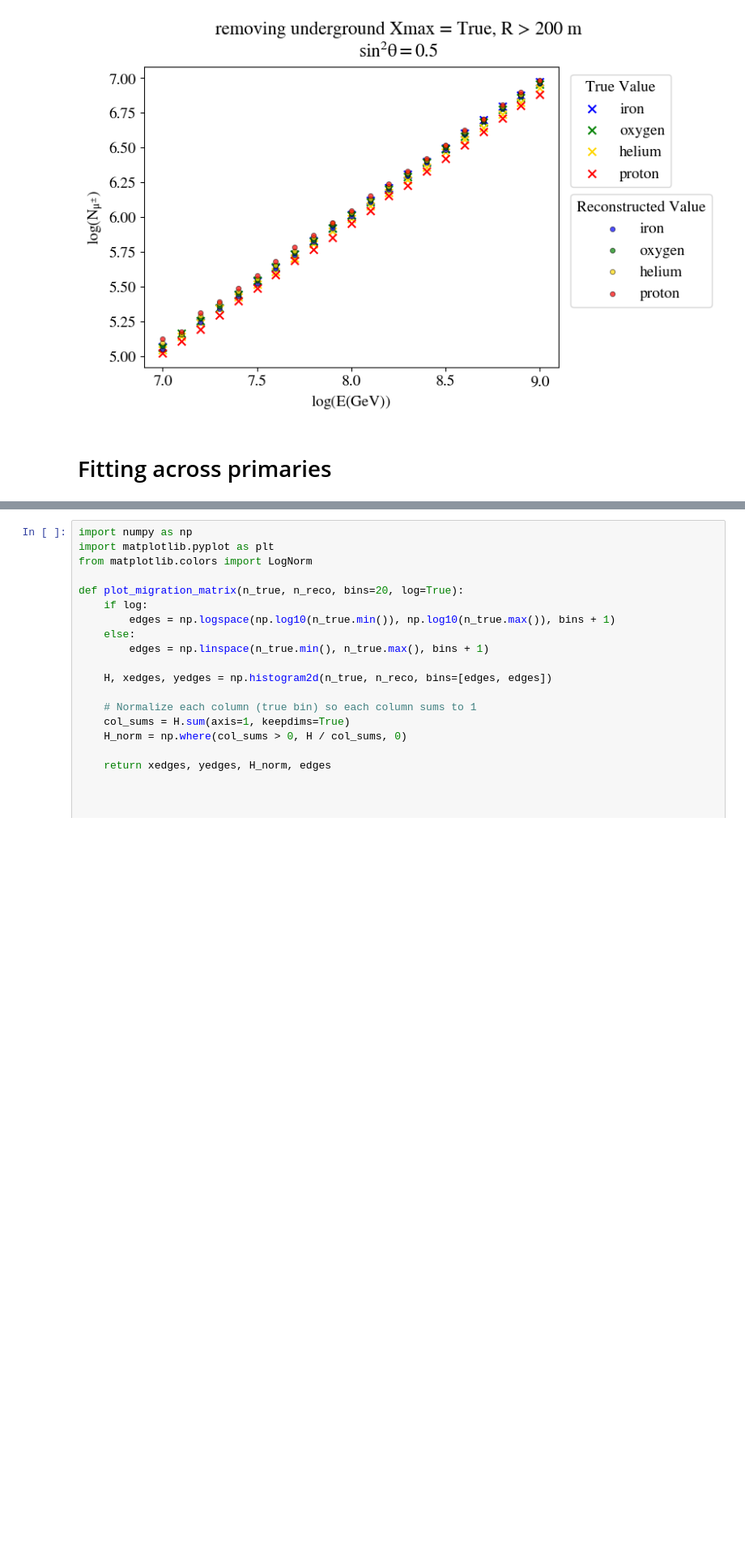
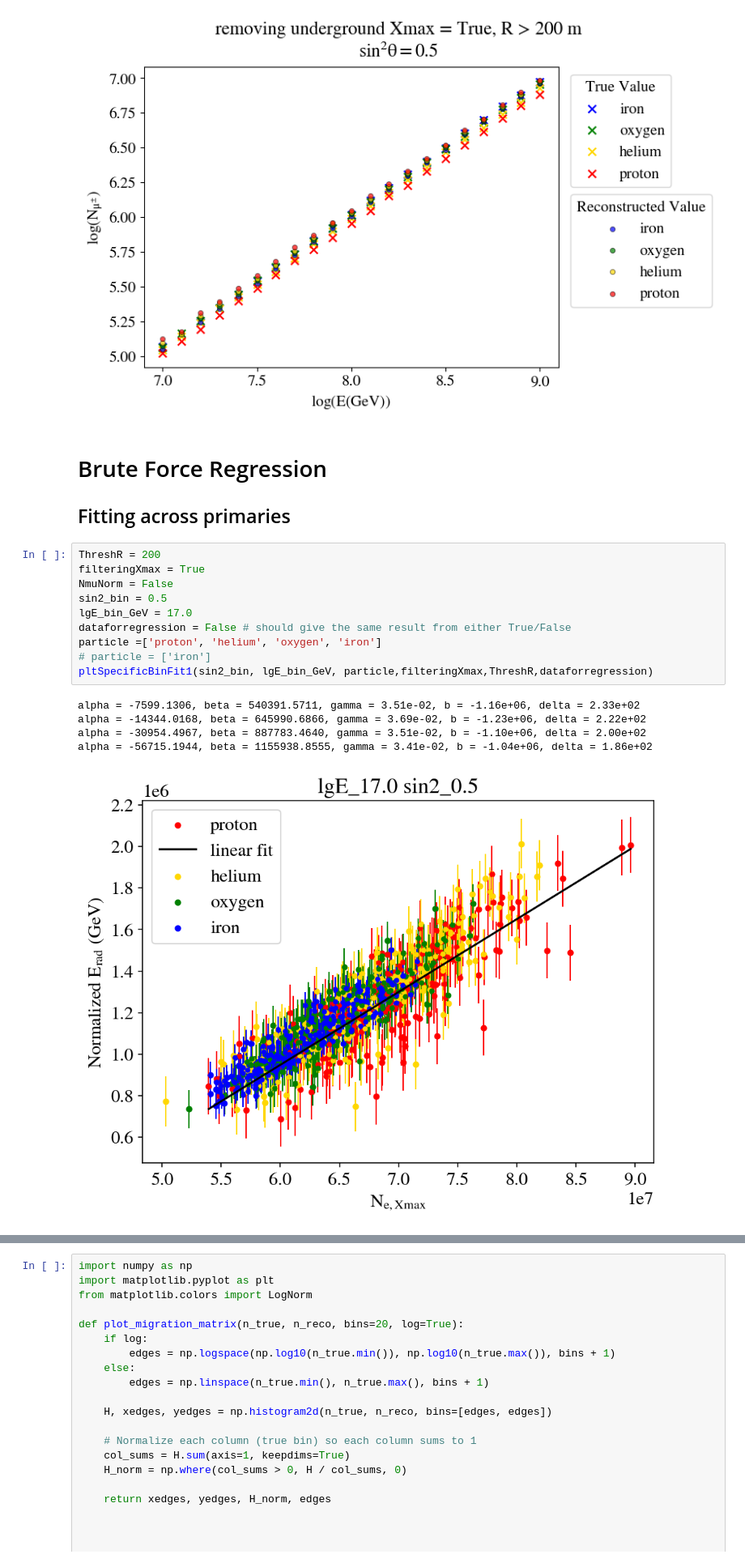
Before and after one commit to WassachonKam/CORSIKA-processing, a Jupyter notebook: RegressionPlot.ipynb, the cells around one changed output, grey strips where cells are left out. Shown at 81% size. Cells and saved outputs as stored; diff of their text form; blank space fills up the shorter version.

```diff
--- a/RegressionPlot.ipynb
+++ b/RegressionPlot.ipynb
@@ -133,4 +133,21 @@ Text(0, 0.5, '$\\mathrm{log(N_{\\mu^{\\pm}})}$')
 [figure]
 [figure]
 # %% [markdown]
-# Fitting across primaries
+# Brute Force Regression
+## Fitting across primaries
+# %%
+ThreshR = 200
+filteringXmax = True
+NmuNorm = False
+sin2_bin = 0.5
+lgE_bin_GeV = 17.0
+dataforregression = False # should give the same result from either True/False
+particle =['proton', 'helium', 'oxygen', 'iron']
+# particle = ['iron']
+pltSpecificBinFit1(sin2_bin, lgE_bin_GeV, particle,filteringXmax,ThreshR,dataforregression)
+# %% [output]
+alpha = -7599.1306, beta = 540391.5711, gamma = 3.51e-02, b = -1.16e+06, delta = 2.33e+02
+alpha = -14344.0168, beta = 645990.6866, gamma = 3.69e-02, b = -1.23e+06, delta = 2.22e+02
+alpha = -30954.4967, beta = 887783.4640, gamma = 3.51e-02, b = -1.10e+06, delta = 2.00e+02
+alpha = -56715.1944, beta = 1155938.8555, gamma = 3.41e-02, b = -1.04e+06, delta = 1.86e+02
+[figure, added]
```
Also changed, not shown: parts of 5 cells of this notebook, 17 other files.
